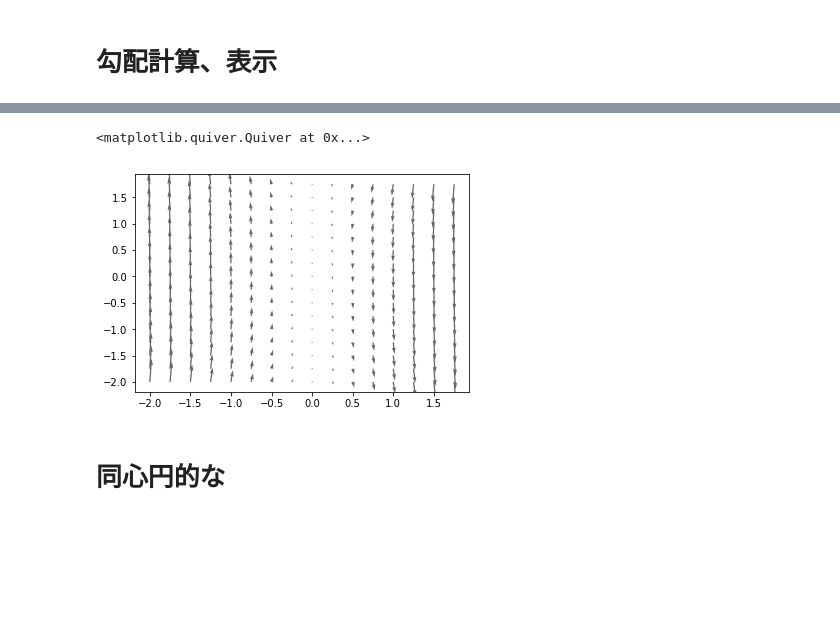
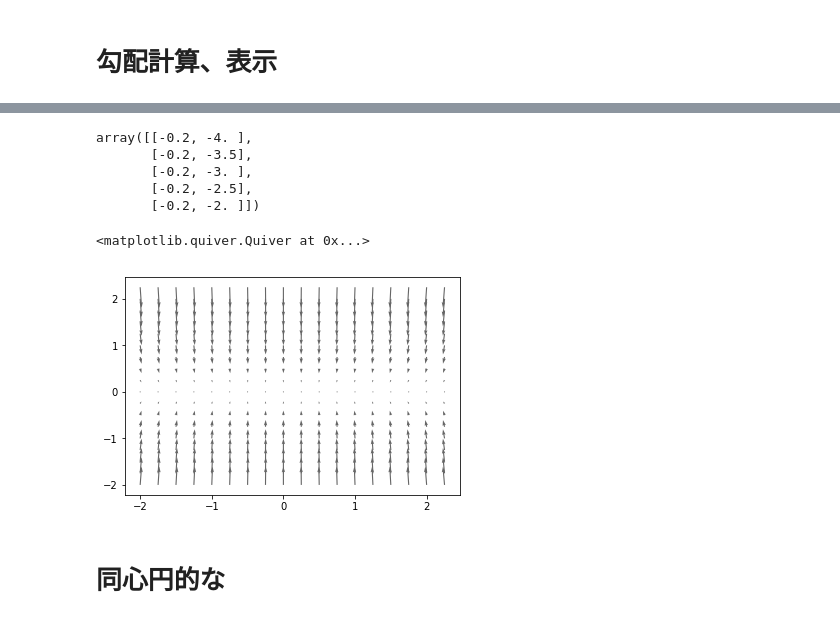
Before and after one commit to banbiossa/deep-learning-from-scrach, a Jupyter notebook: notebooks/05._ss_chap6.ipynb, the cells around one changed output, grey strips where cells are left out. Drawn from its saved outputs; the diff is of its cells as text; code cells hidden in the pictures; blank space fills up the shorter version.

```diff
--- a/notebooks/05._ss_chap6.ipynb
+++ b/notebooks/05._ss_chap6.ipynb
@@ -99,6 +96,9 @@ array([[-0.2  , -4.   ],
 # %% [markdown]
 # 勾配計算、表示
 # %%
-xymesh = np.mgrid[-2:2:.25, -2:2:.25]
-xymesh.ndim
+X, Y = np.mgrid[-2:2.5:.25, -2:2.5:.25]
+# 平にしてしまう
+X = X.flatten()
+Y = Y.flatten()
+X.shape
 # %% [output]
@@ -106,4 +106,2 @@ xymesh.ndim
-# %%
-X, Y = np.mgrid[-2:2:.25, -2:2:.25]
 # %%
 x_input = np.array([X, Y]).T.reshape(-1, 2)
@@ -115,10 +122,16 @@ grad = numerical_gradient_on_array(bowl, x_input)
-# %%
-grad = grad.T.reshape(2, -1)
+# %%
+grad[0:5]
+# %% [output]
+array([[-0.2, -4. ],
+       [-0.2, -3.5],
+       [-0.2, -3. ],
+       [-0.2, -2.5],
+       [-0.2, -2. ]])
 # %%
-plt.quiver(X, Y, -grad[0], -grad[1], angles="xy", color="#666666")
+plt.quiver(X, Y, -grad.T[0], -grad.T[1], angles="xy", color="#666666")
 # %% [output]
 <matplotlib.quiver.Quiver at 0x...>
-[figure, old version]
+[figure, new version]
 # %% [markdown]
 # 同心円的な
 # %% [raw]
```
Also changed, not shown: parts of 11 cells of this notebook.
